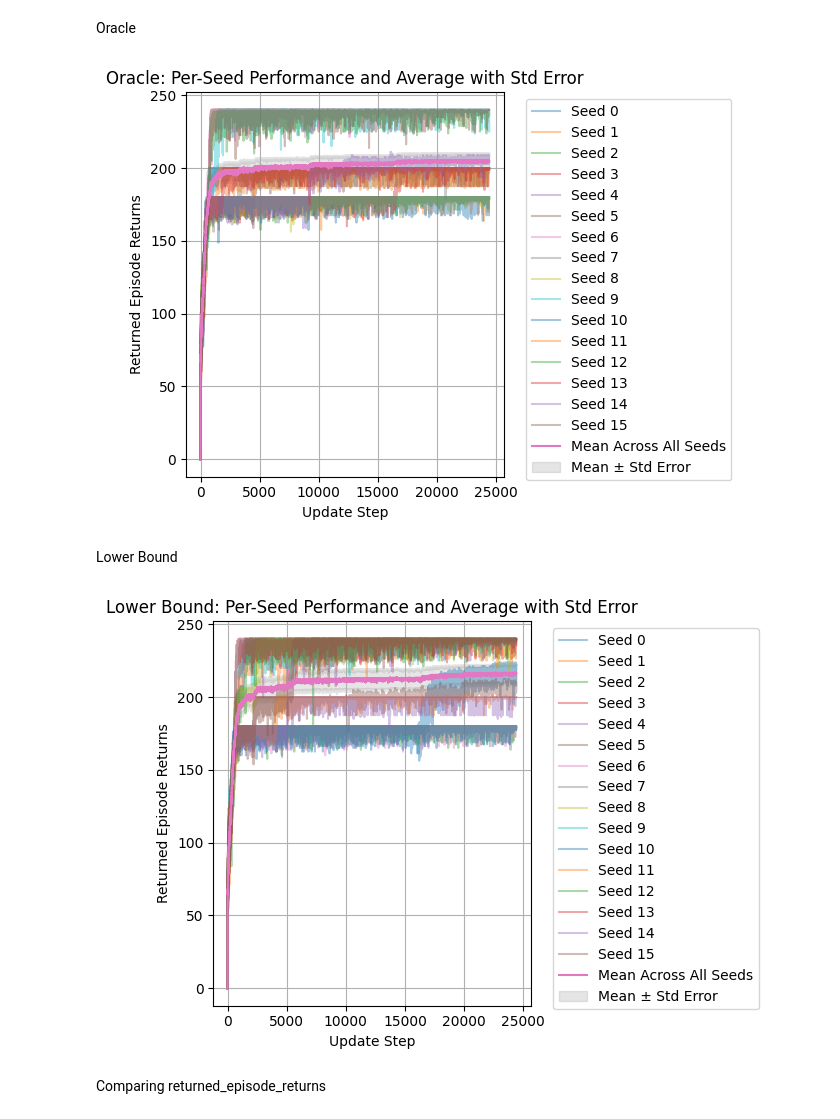
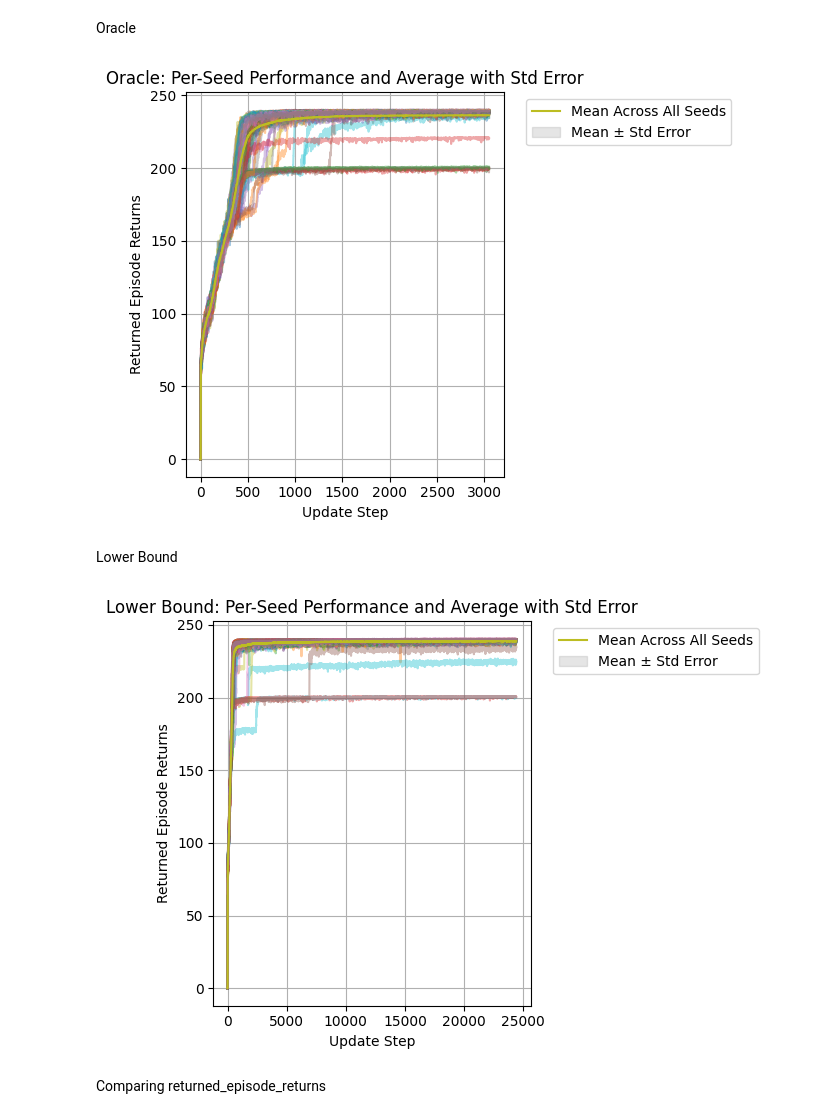
Before and after one commit to sandguine/value-of-intent, a Jupyter notebook: reward_mean_comparisons.ipynb, the cells around one changed output. Saved outputs shown, nothing was run; the diff lists cells and outputs as text; code cells hidden in the pictures.

```diff
--- a/reward_mean_comparisons.ipynb
+++ b/reward_mean_comparisons.ipynb
@@ -41,8 +41,8 @@ import pandas as pd
 # %%
 # Cramped Room
 ub_file_cramped_room = "saved_models/20250301/cramped_room/ub_ippo_oc_cramped_room_20250301_235342_30/ub_metrics.npz"
-# op_file_cramped_room = "saved_models/20250226/cramped_room/op_ippo_oc_cramped_room_20250226_010746_30/op_metrics.npz"
-# lb_file_cramped_room = "saved_models/20250226/cramped_room/lb_ippo_oc_cramped_room_20250226_010846_30/lb_metrics.npz"
+op_file_cramped_room = "saved_models/20250302/cramped_room/op_ippo_oc_cramped_room_20250302_170634_30/op_metrics.npz"
+lb_file_cramped_room = "saved_models/20250302/cramped_room/lb_ippo_oc_cramped_room_20250302_165755_30/lb_metrics.npz"
 
 # Asymmetric Advantages
 ub_file_asymm_advantages = "saved_models/20250301/asymm_advantages/ub_ippo_oc_asymm_advantages_20250301_104318_30/ub_metrics.npz"
@@ -69,10 +69,10 @@ Check the shape of the returned_episode_returns for each variant and each layout
 # Cramped Room
 ub_metrics_cramped_room = np.load(ub_file_cramped_room)
 print(f"Shape UB Cramped Room: {ub_metrics_cramped_room['returned_episode_returns'].shape}")
-# op_metrics_cramped_room = np.load(op_file_cramped_room)
-# print(f"Shape OP Cramped Room: {ub_metrics_cramped_room['returned_episode_returns'].shape}")
-# lb_metrics_cramped_room = np.load(lb_file_cramped_room)
-# print(f"Shape LB Cramped Room: {ub_metrics_cramped_room['returned_episode_returns'].shape}")
+op_metrics_cramped_room = np.load(op_file_cramped_room)
+print(f"Shape OP Cramped Room: {ub_metrics_cramped_room['returned_episode_returns'].shape}")
+lb_metrics_cramped_room = np.load(lb_file_cramped_room)
+print(f"Shape LB Cramped Room: {ub_metrics_cramped_room['returned_episode_returns'].shape}")
 
 # Asymmetric Advantages
 ub_metrics_asymm_advantages = np.load(ub_file_asymm_advantages)
@@ -129,7 +131,7 @@ ub_reward_std_err_cramped_room = ub_reward_std_cramped_room / np.sqrt(ub_returns
 plt.figure()
 
 for seed_idx in range(ub_returns_cramped_room.shape[0]):
-    plt.plot(ub_returns_cramped_room[seed_idx], alpha=0.4, label=f'Seed {seed_idx}')
+    plt.plot(ub_returns_cramped_room[seed_idx], alpha=0.4)
 
 plt.plot(ub_reward_mean_cramped_room, label='Mean Across All Seeds')
 
@@ -155,33 +157,33 @@ Oracle
 # %%
 op_returns_cramped_room = op_metrics_cramped_room['returned_episode_returns']
 op_reward_mean_cramped_room = op_returns_cramped_room.mean(axis=0)
 op_reward_std_cramped_room = op_returns_cramped_room.std(axis=0)
 op_reward_std_err_cramped_room = op_reward_std_cramped_room / np.sqrt(op_returns_cramped_room.shape[0])
 
 plt.figure()
 
 for seed_idx in range(op_returns_cramped_room.shape[0]):
-    plt.plot(op_returns_cramped_room[seed_idx], alpha=0.4, label=f'Seed {seed_idx}')
+    plt.plot(op_returns_cramped_room[seed_idx], alpha=0.4)
 
 plt.plot(op_reward_mean_cramped_room, label='Mean Across All Seeds')
 
 plt.fill_between(
     range(len(op_reward_mean_cramped_room)),
     op_reward_mean_cramped_room - op_reward_std_err_cramped_room,
     op_reward_mean_cramped_room + op_reward_std_err_cramped_room,
     alpha=0.2,
     color='gray',
     label='Mean ± Std Error'
 )
 
 plt.xlabel("Update Step")
 plt.ylabel("Returned Episode Returns")
 plt.title("Oracle: Per-Seed Performance and Average with Std Error")
 plt.legend(bbox_to_anchor=(1.05, 1), loc='upper left')
 plt.grid(True)
 plt.tight_layout()
 # %% [output]
-[figure, old version]
+[figure, new version]
 # %% [markdown]
 Lower Bound
 # %%
@@ -193,7 +195,7 @@ lb_reward_std_err_cramped_room = lb_reward_std_cramped_room / np.sqrt(lb_returns
 plt.figure()
 
 for seed_idx in range(lb_returns_cramped_room.shape[0]):
-    plt.plot(lb_returns_cramped_room[seed_idx], alpha=0.4, label=f'Seed {seed_idx}')
+    plt.plot(lb_returns_cramped_room[seed_idx], alpha=0.4)
 
 plt.plot(lb_reward_mean_cramped_room, label='Mean Across All Seeds')
 
@@ -213,7 +215,7 @@ plt.legend(bbox_to_anchor=(1.05, 1), loc='upper left')
 plt.grid(True)
 plt.tight_layout()
 # %% [output]
-[figure, old version]
+[figure, new version]
 # %% [markdown]
 Comparing returned_episode_returns
 # %%
```
Also changed, not shown: parts of 4 cells of this notebook, 3 other files.
